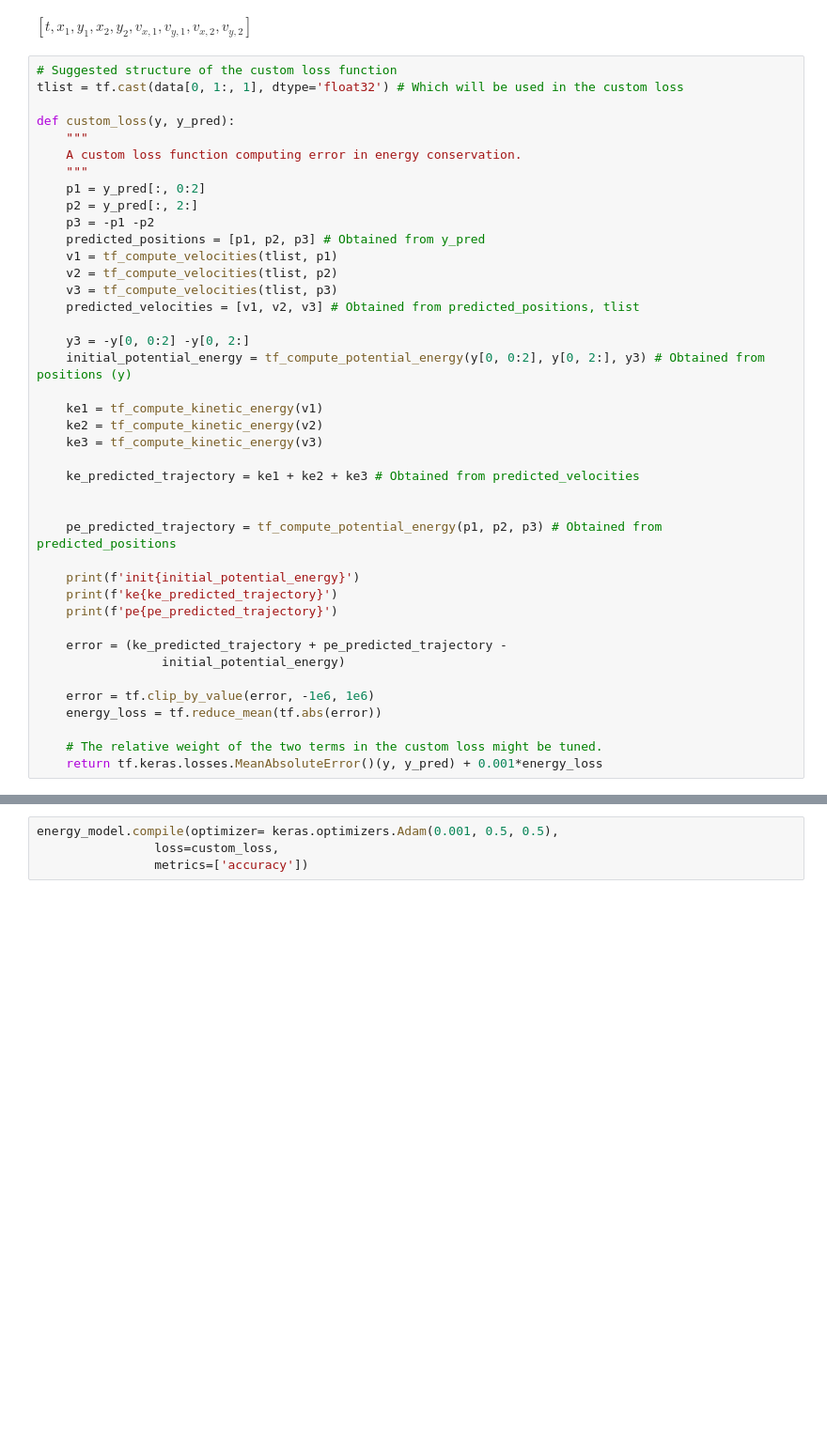
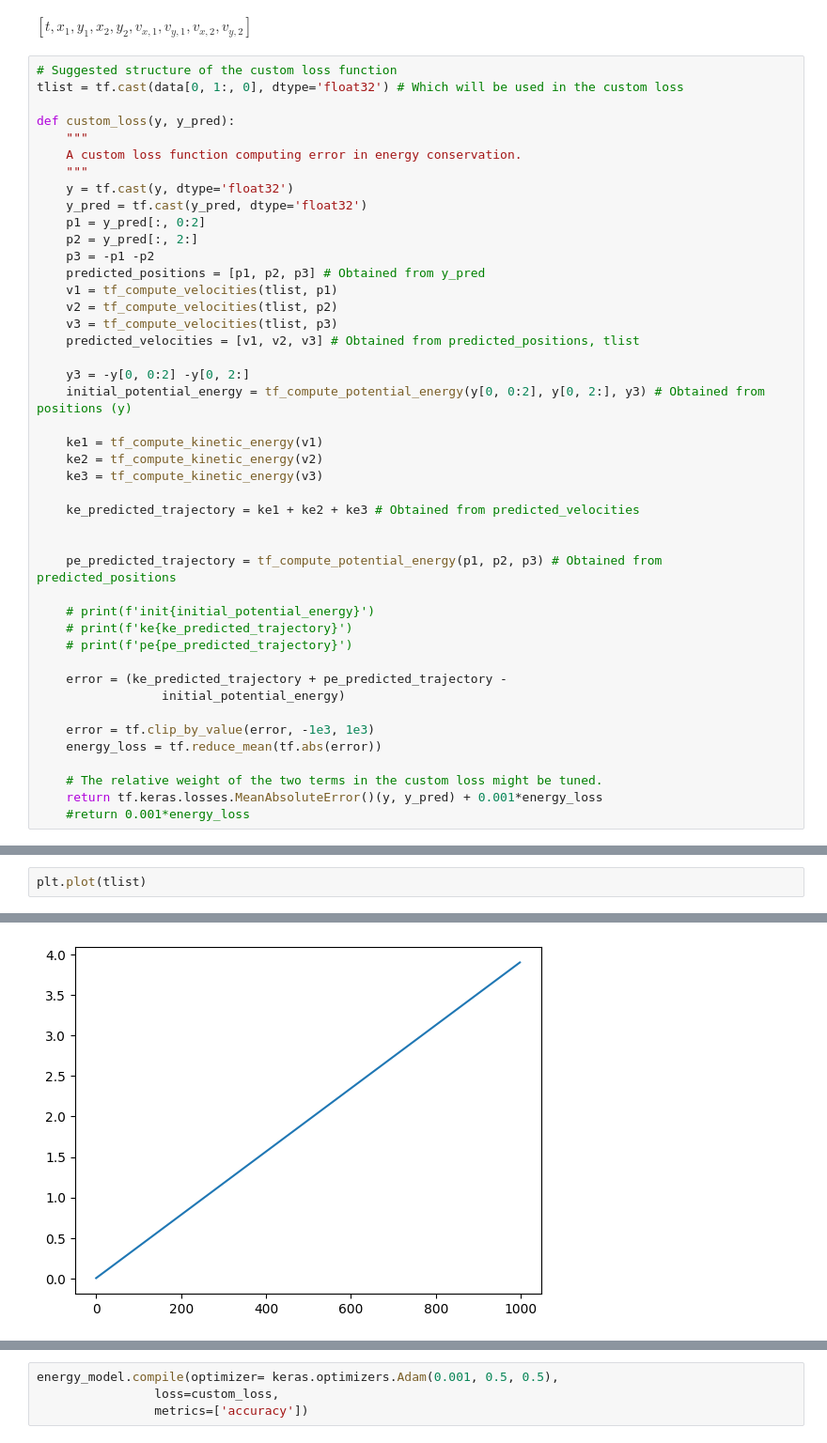
Before and after one commit to stinaper/tif285, a Jupyter notebook: doc/pub/Projects/Project2/TIF285_Project2.ipynb, the cells around one changed output, grey strips where cells are left out. Shown: that part at 94% size. Drawn from its saved outputs; the diff is of its cells as text; blank space fills up the shorter version.

Commit message:
custom loss funkar nu! (eller typ iaf) men koden är riktigt ful, fixar en annan dag

```diff
--- a/doc/pub/Projects/Project2/TIF285_Project2.ipynb
+++ b/doc/pub/Projects/Project2/TIF285_Project2.ipynb
@@ -693,12 +871,14 @@ print(data[0].shape)
 $[t, x_1, y_1, x_2, y_2, v_{x,1}, v_{y,1}, v_{x,2}, v_{y,2}]$
 # %%
 # Suggested structure of the custom loss function
-tlist = tf.cast(data[0, 1:, 1], dtype='float32') # Which will be used in the custom loss
+tlist = tf.cast(data[0, 1:, 0], dtype='float32') # Which will be used in the custom loss
 
 def custom_loss(y, y_pred):
     """
     A custom loss function computing error in energy conservation.
     """
+    y = tf.cast(y, dtype='float32')
+    y_pred = tf.cast(y_pred, dtype='float32')
     p1 = y_pred[:, 0:2]
     p2 = y_pred[:, 2:]
     p3 = -p1 -p2
@@ -720,15 +900,16 @@ def custom_loss(y, y_pred):
 
     pe_predicted_trajectory = tf_compute_potential_energy(p1, p2, p3) # Obtained from predicted_positions
 
-    print(f'init{initial_potential_energy}')
-    print(f'ke{ke_predicted_trajectory}')
-    print(f'pe{pe_predicted_trajectory}')
+    # print(f'init{initial_potential_energy}')
+    # print(f'ke{ke_predicted_trajectory}')
+    # print(f'pe{pe_predicted_trajectory}')
 
     error = (ke_predicted_trajectory + pe_predicted_trajectory -
                  initial_potential_energy)
 
-    error = tf.clip_by_value(error, -1e6, 1e6)
+    error = tf.clip_by_value(error, -1e3, 1e3)
     energy_loss = tf.reduce_mean(tf.abs(error))
 
     # The relative weight of the two terms in the custom loss might be tuned.
     return tf.keras.losses.MeanAbsoluteError()(y, y_pred) + 0.001*energy_loss
+    #return 0.001*energy_loss
@@ -758,0 +957,3 @@ tf.Tensor(3.0376585, shape=(), dtype=float32)
+# %%
+plt.plot(tlist)
+# %% [output]
@@ -758,0 +961 @@ tf.Tensor(3.0376585, shape=(), dtype=float32)
+[figure, added]
```
Also changed, not shown: parts of 16 cells of this notebook.
